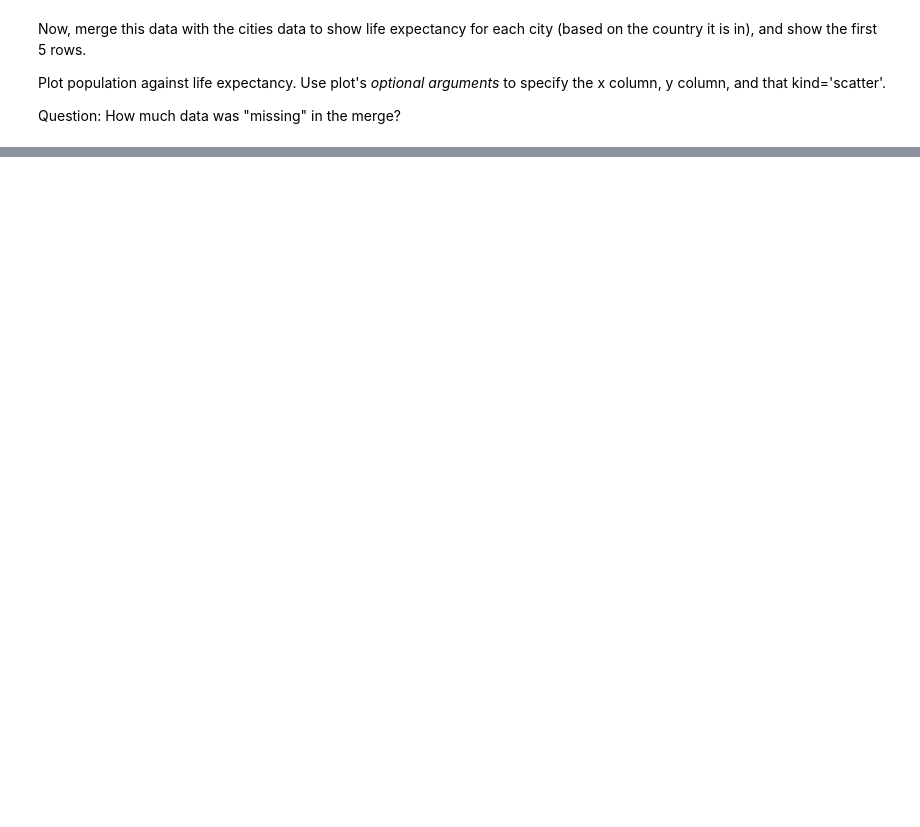
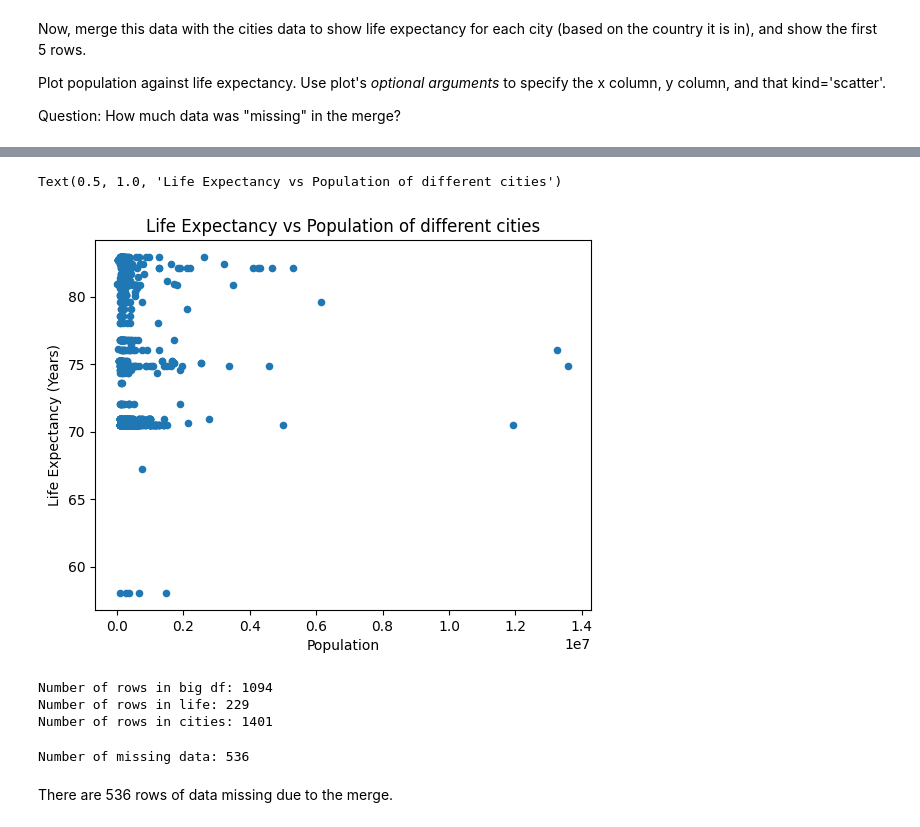
Before and after one commit to rubydelanerolle/QM2, a Jupyter notebook: notebooks/W6_Merging_and_Joining_in_Python.ipynb, the cells around one changed output, grey strips where cells are left out. Drawn from its saved outputs; the diff is of its cells as text; code cells hidden in the pictures; blank space fills up the shorter version.

```diff
--- a/notebooks/W6_Merging_and_Joining_in_Python.ipynb
+++ b/notebooks/W6_Merging_and_Joining_in_Python.ipynb
@@ -369,3 +411,5 @@ You'll notice that the index **won't** be the column you want to merge on in the
 The syntax for merging on a **column** (which is not the index) is to pass the column name to the optional 'left_on=' or 'right_on=' arguments. And we don't use right_index=True (or left_index=True), depending on which we're using.
 
 So for example: **df1.merge(df2, left_on='Name', right_index=True)** would join df1 (on the left) to df2 (on the right), using the column 'Name' on the left (df1) and the index column (whatever that is) on the right (df2).
+# %%
+city_c = pd.read_csv('data/wk5/UN_Cities_1214_country.csv', encoding='latin1')
@@ -371,0 +423,3 @@ So for example: **df1.merge(df2, left_on='Name', right_index=True)** would join
+# %%
+cities = city_pop.merge(city_c, left_on='City', right_on='City')
+cities.head()
@@ -413,3 +487,8 @@ In a new cell, clean up the above dataframe by
 
 - removing the "Value Footnotes" Column
 - use only the most recent data (2012)
+# %%
+from pickle import TRUE
+life = life[life['Year']==2012]
+life.drop('Value Footnotes', axis=1, inplace=True)
+life.head()
@@ -425,3 +520,6 @@ Now, merge this data with the cities data to show life expectancy for each city
 Plot population against life expectancy. Use plot's *optional arguments* to specify the x column, y column, and that kind='scatter'.
 
 Question: How much data was "missing" in the merge?
+# %%
+life_cities = cities.merge(life, left_on='Country or Area', right_on='Country or Area')
+life_cities.head()
@@ -427,0 +533,26 @@ Question: How much data was "missing" in the merge?
+# %%
+life_cities.plot(x='Population', y='Life Expectancy', kind='scatter')
+plt.xlabel('Population')  # Add labels to the axes
+plt.ylabel('Life Expectancy (Years)')
+plt.title('Life Expectancy vs Population of different cities')
+# %% [output]
+Text(0.5, 1.0, 'Life Expectancy vs Population of different cities')
+[figure, added]
+# %%
+rows_life_cities = len(life_cities)
+print(f"Number of rows in big df: {rows_life_cities}")
+rows_life = len(life)
+print(f"Number of rows in life: {rows_life}")
+rows_cities = len(cities)
+print(f"Number of rows in cities: {rows_cities}")
+# %% [output]
+Number of rows in big df: 1094
+Number of rows in life: 229
+Number of rows in cities: 1401
+# %%
+missing_data = rows_life + rows_cities - rows_life_cities
+print(f"Number of missing data: {missing_data}")
+# %% [output]
+Number of missing data: 536
+# %% [markdown]
+There are 536 rows of data missing due to the merge.
```
Also changed, not shown: parts of 34 cells of this notebook.
